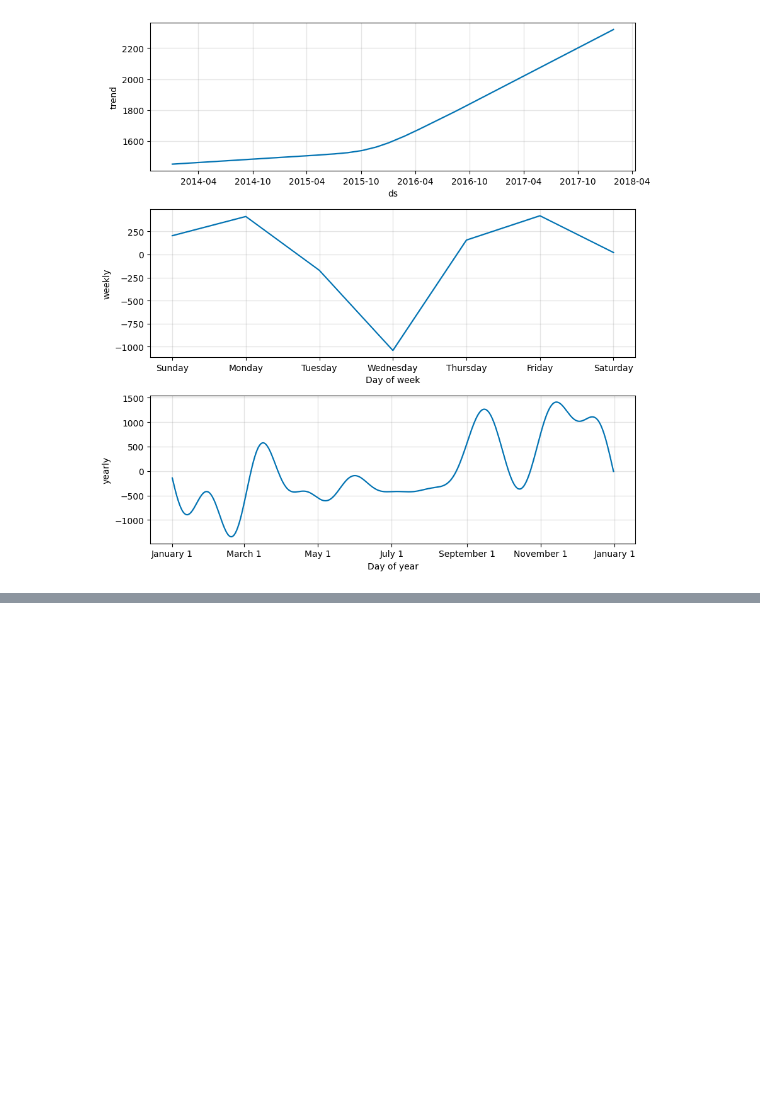
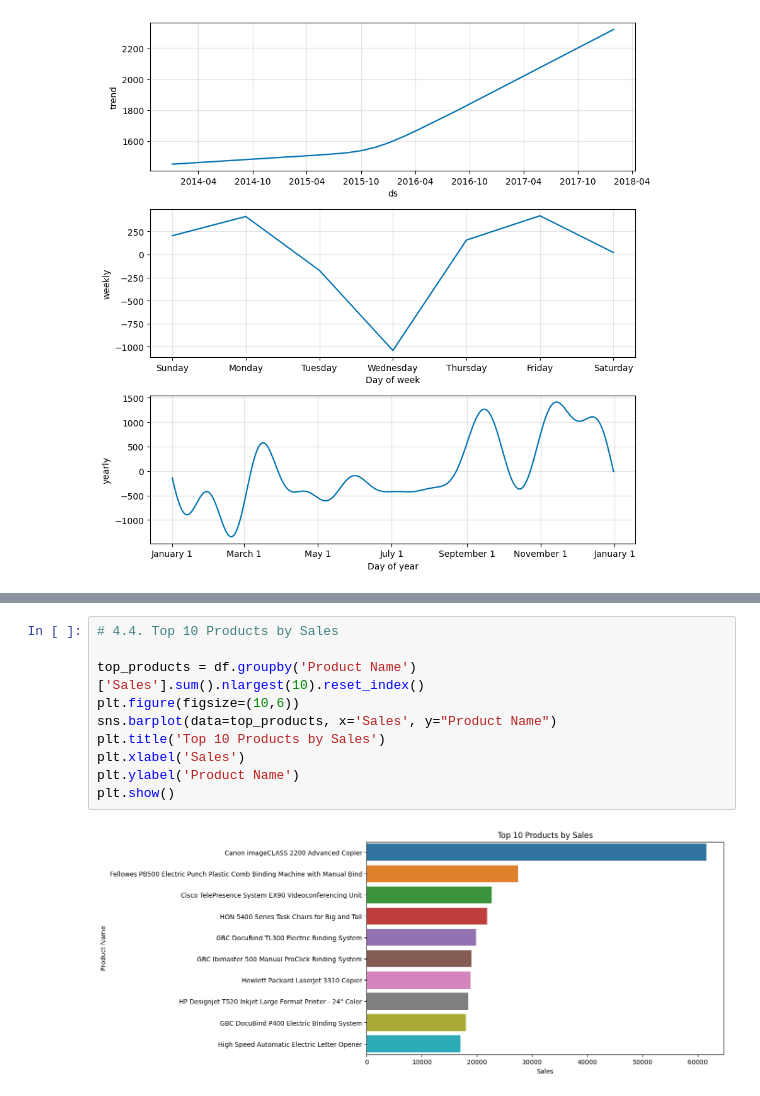
Before and after one commit to anshkumar2311/AI-Powered-Sales-Forecasting-Dashboard, a Jupyter notebook: ai-powered-sales-forecasting-dashboard.ipynb, the cells around one changed output, grey strips where cells are left out. Drawn from its saved outputs; the diff is of its cells as text; blank space fills up the shorter version.

```diff
--- a/ai-powered-sales-forecasting-dashboard.ipynb
+++ b/ai-powered-sales-forecasting-dashboard.ipynb
@@ -210,0 +283,12 @@ model.plot_components(forecast)
+# %%
+# 4.4. Top 10 Products by Sales
+
+top_products = df.groupby('Product Name')['Sales'].sum().nlargest(10).reset_index()
+plt.figure(figsize=(10,6))
+sns.barplot(data=top_products, x='Sales', y="Product Name")
+plt.title('Top 10 Products by Sales')
+plt.xlabel('Sales')
+plt.ylabel('Product Name')
+plt.show()
+# %% [output]
+[figure, added]
```
Also changed, not shown: parts of 26 cells of this notebook.
